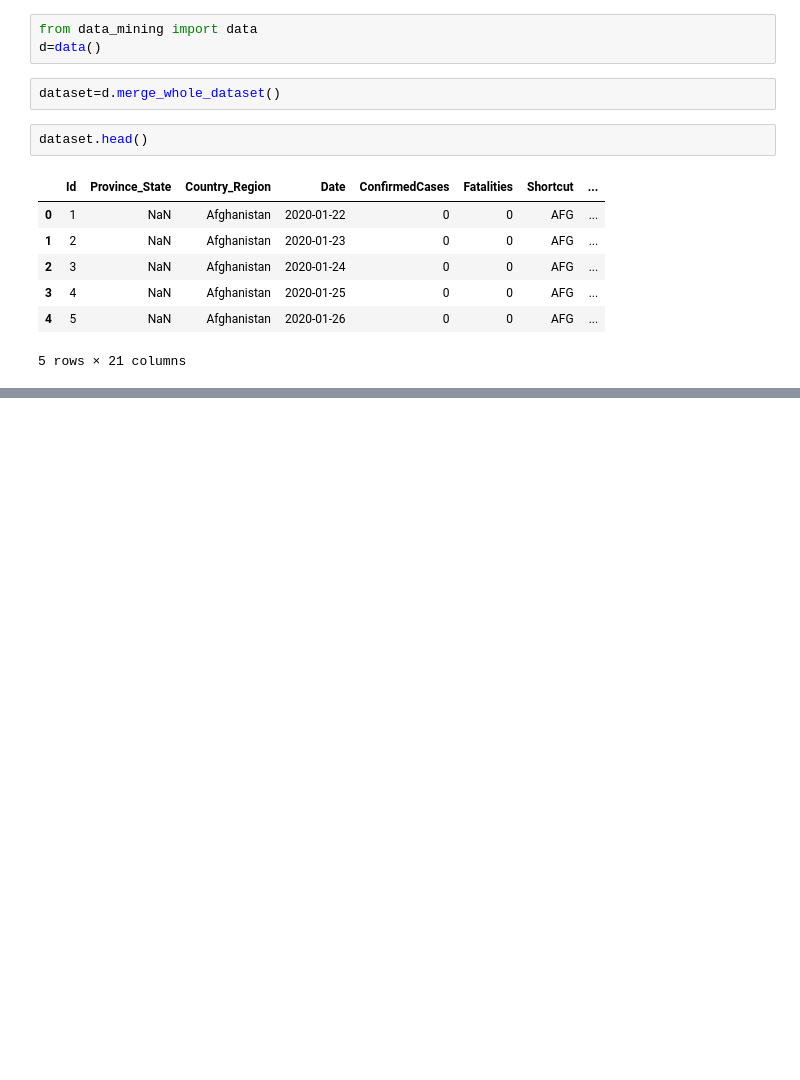
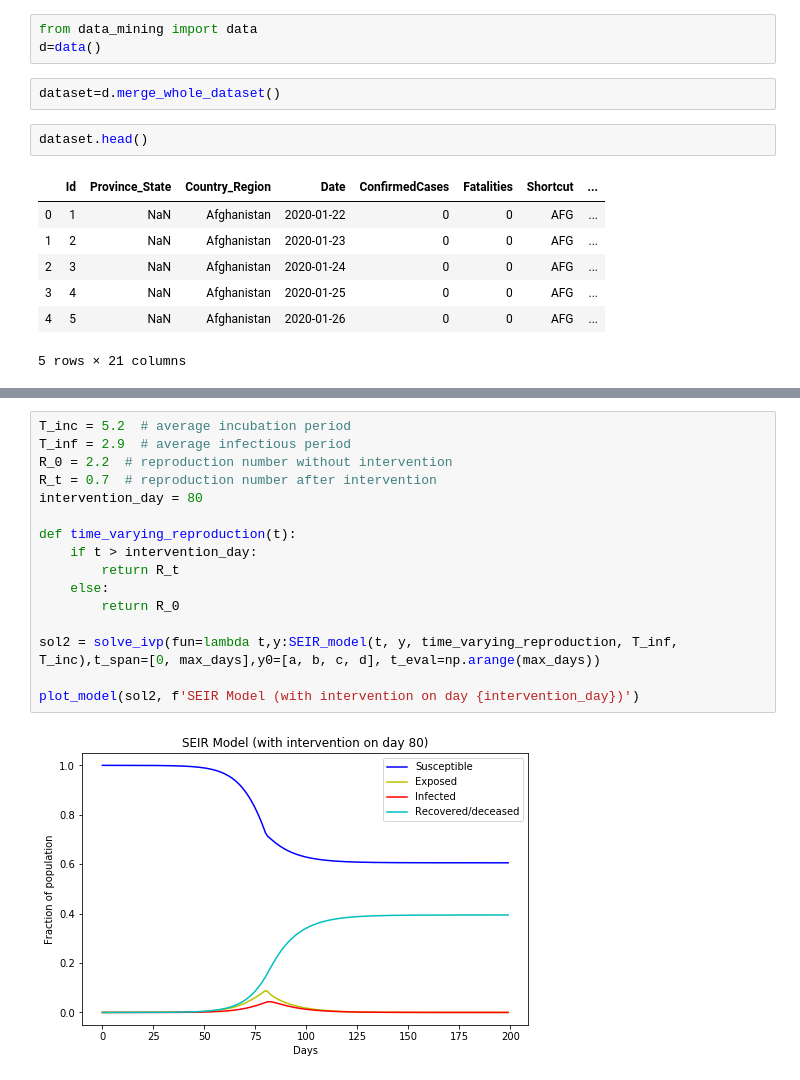
Before and after one commit to papstchaka/corona_kaggle, a Jupyter notebook: scripts/Test.ipynb, the cells around one changed output, grey strips where cells are left out. Drawn from its saved outputs; the diff is of its cells as text; blank space fills up the shorter version.

```diff
--- a/scripts/Test.ipynb
+++ b/scripts/Test.ipynb
@@ -15,0 +92,18 @@ dataset.head()
+# %%
+T_inc = 5.2  # average incubation period
+T_inf = 2.9  # average infectious period
+R_0 = 2.2  # reproduction number without intervention
+R_t = 0.7  # reproduction number after intervention
+intervention_day = 80
+
+def time_varying_reproduction(t):
+    if t > intervention_day:
+        return R_t
+    else:
+        return R_0
+
+sol2 = solve_ivp(fun=lambda t,y:SEIR_model(t, y, time_varying_reproduction, T_inf, T_inc),t_span=[0, max_days],y0=[a, b, c, d], t_eval=np.arange(max_days))
+
+plot_model(sol2, f'SEIR Model (with intervention on day {intervention_day})')
+# %% [output]
+[figure, added]
```
Also changed, not shown: parts of 5 cells of this notebook.
